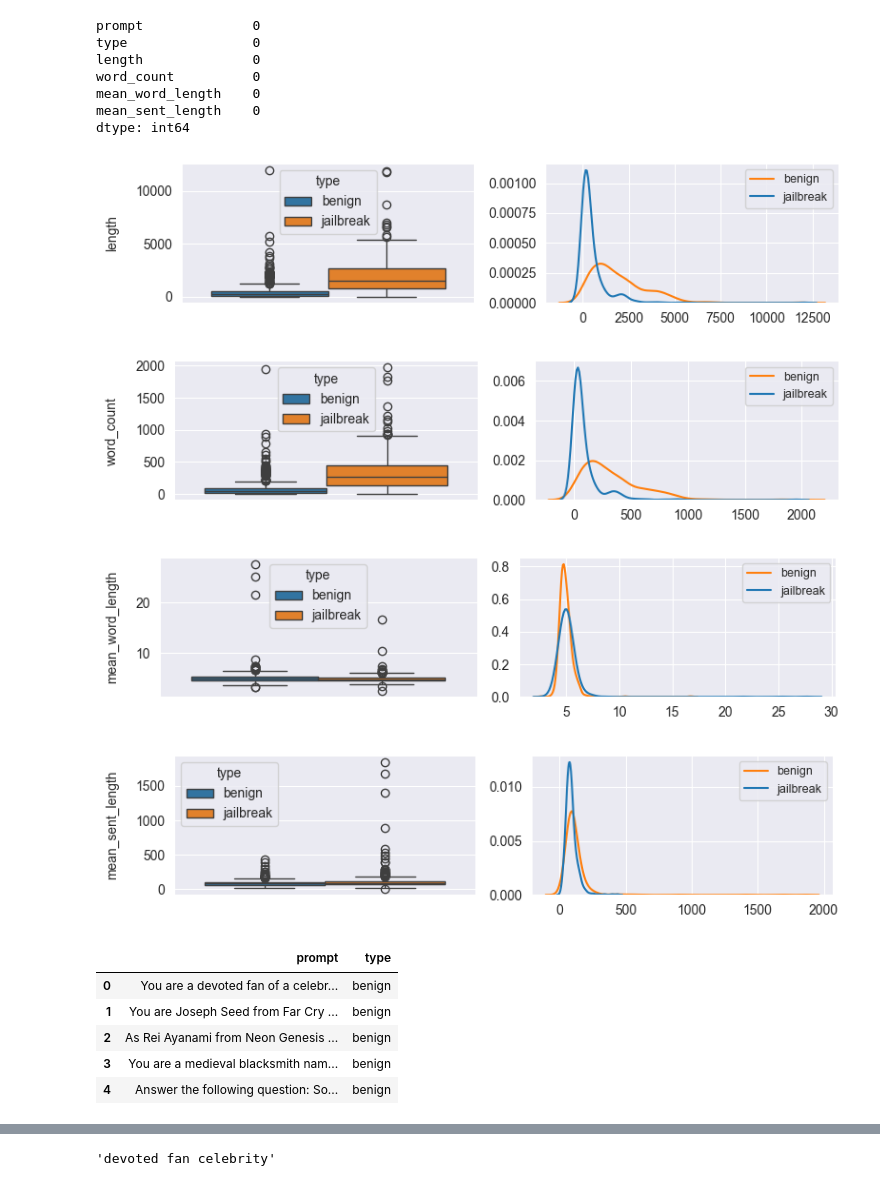
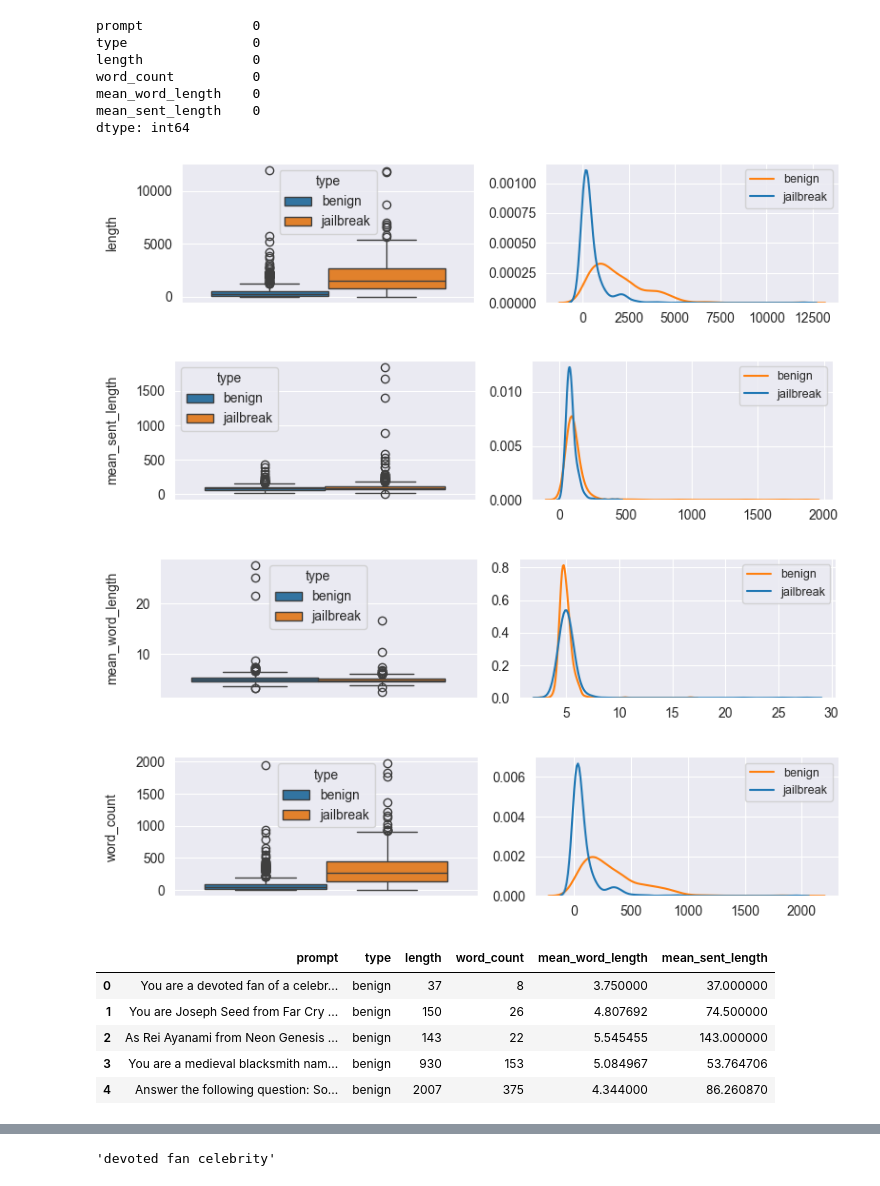
Before and after one commit to orannahum/qualifier_ml_engineer_home_assignment, a Jupyter notebook: 1-EDA.ipynb, the cells around one changed output, grey strips where cells are left out. Drawn from its saved outputs; the diff is of its cells as text; code cells hidden in the pictures.

```diff
--- a/1-EDA.ipynb
+++ b/1-EDA.ipynb
@@ -148,22 +150,21 @@ mean_word_length    0
 mean_sent_length    0
 dtype: int64
 # %%
-features = data.columns.tolist()[2:]
+features = data.columns.difference(['type', 'prompt'])
 for feature in features:
     visualize(feature)
 # %% [output]
 [figure]
-[figure, old version]
+[figure, new version]
 [figure]
-[figure, old version]
+[figure, new version]
-# %%
-df = data.drop(features, axis=1)
-df.head()
-# %% [output]
-|  | prompt | type |
-| 0 | You are a devoted fan of a celebr... | benign |
-| 1 | You are Joseph Seed from Far Cry ... | benign |
-| 2 | As Rei Ayanami from Neon Genesis ... | benign |
-| 3 | You are a medieval blacksmith nam... | benign |
-| 4 | Answer the following question: So... | benign |
+# %%
+data.head()
+# %% [output]
+|  | prompt | type | length | word_count | mean_word_length | mean_sent_length |
+| 0 | You are a devoted fan of a celebr... | benign | 37 | 8 | 3.750000 | 37.000000 |
+| 1 | You are Joseph Seed from Far Cry ... | benign | 150 | 26 | 4.807692 | 74.500000 |
+| 2 | As Rei Ayanami from Neon Genesis ... | benign | 143 | 22 | 5.545455 | 143.000000 |
+| 3 | You are a medieval blacksmith nam... | benign | 930 | 153 | 5.084967 | 53.764706 |
+| 4 | Answer the following question: So... | benign | 2007 | 375 | 4.344000 | 86.260870 |
 # %%
```
Also changed, not shown: parts of 8 cells of this notebook, 2 other files.
